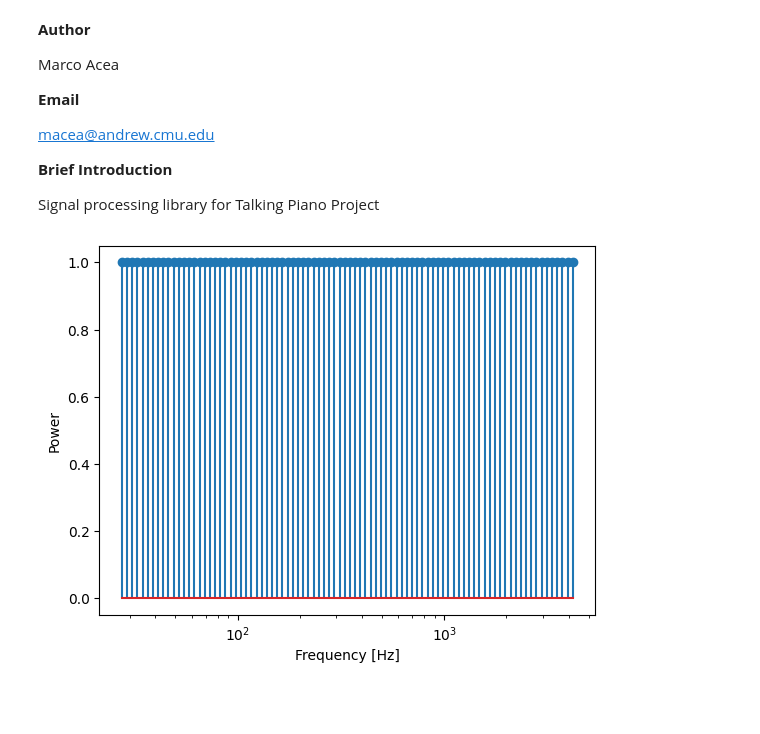
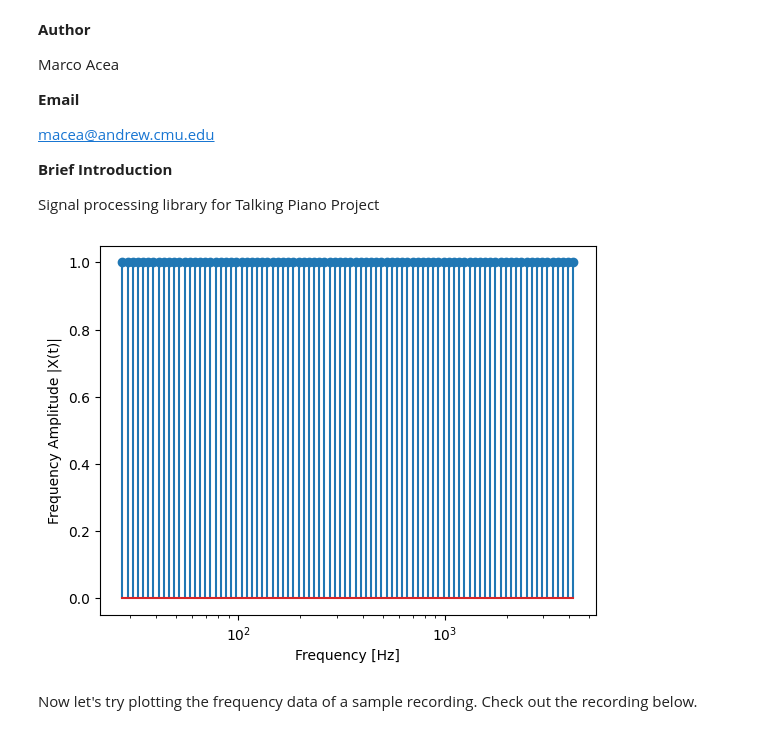
Before and after one commit to ECE-Capstone-2022/signal-processing, a Jupyter notebook: main.ipynb, the cells around one changed output. Saved outputs shown, nothing was run; the diff lists cells and outputs as text; code cells hidden in the pictures; blank space fills up the shorter version.

```diff
--- a/main.ipynb
+++ b/main.ipynb
@@ -18,24 +20,28 @@ from pydub import AudioSegment
 # %%
 if 'key_frequencies.txt' not in os.listdir():
   with open('key_frequencies.txt', 'w') as f:
     for n in range(1,89):
       freq = (2**((n-49)/12))*440
       if (n != 88):
         text = "{:.3f}\n".format(freq)
       else:
         text = "{:.3f}".format(freq)
       if text != '': f.write(text)
     f.close()
 
 with open('key_frequencies.txt', 'r') as f:
     PIANO_KEY_FREQUENCIES = []
     for n in f.read().split('\n'):
       PIANO_KEY_FREQUENCIES.append(float(n))
 
     fig, ax = plt.subplots()
     ax.set_xlabel('Frequency [Hz]')
-    ax.set_ylabel('Power') # TODO: Figure out what our units should be
+    ax.set_ylabel('Frequency Amplitude |X(t)|') # TODO: Figure out what our units should be
     ax.set_xscale('log')
     ax.stem(PIANO_KEY_FREQUENCIES, np.ones(len(PIANO_KEY_FREQUENCIES)))
+f.close()
 # %% [output]
-[figure, old version]
+[figure, new version]
+# %% [markdown]
+Now let's try plotting the frequency data of a sample recording. Check out the
+recording below.
```
Also changed, not shown: parts of 7 cells of this notebook, 1 other file.
